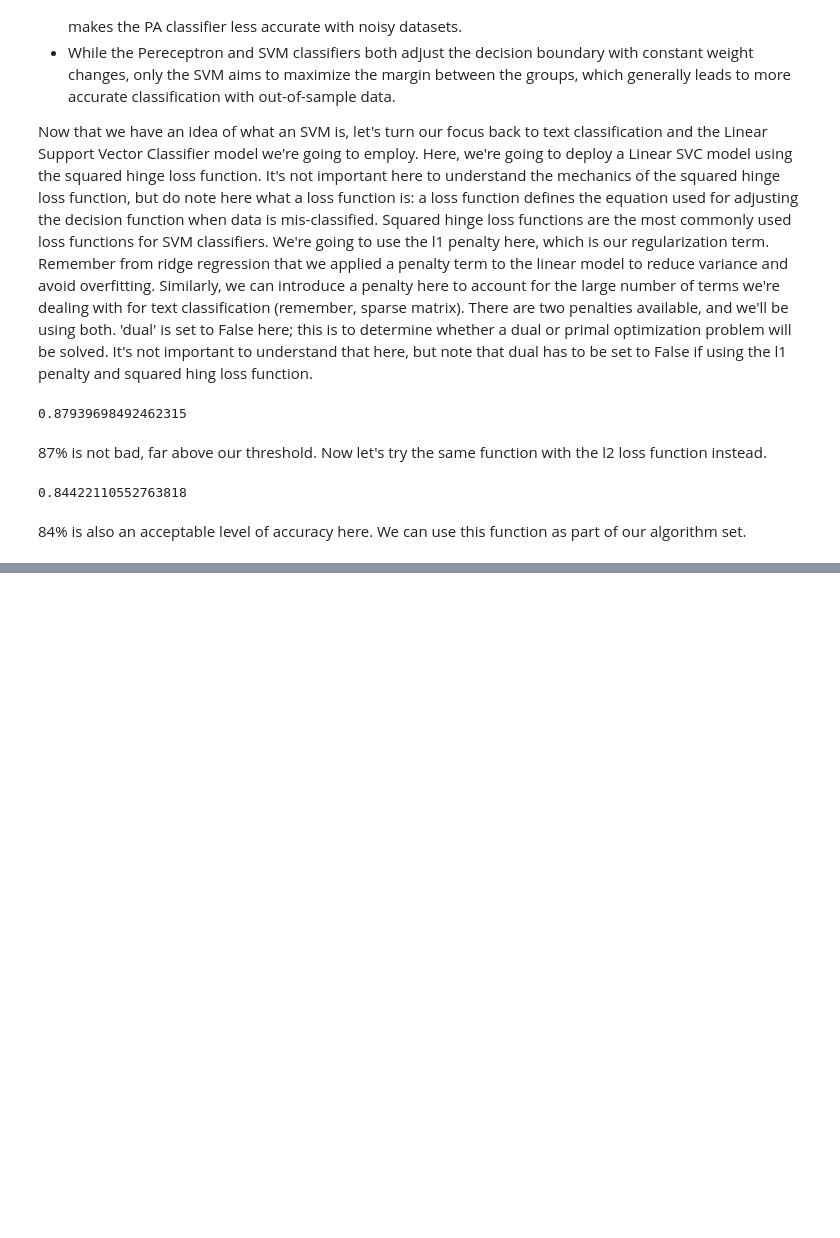
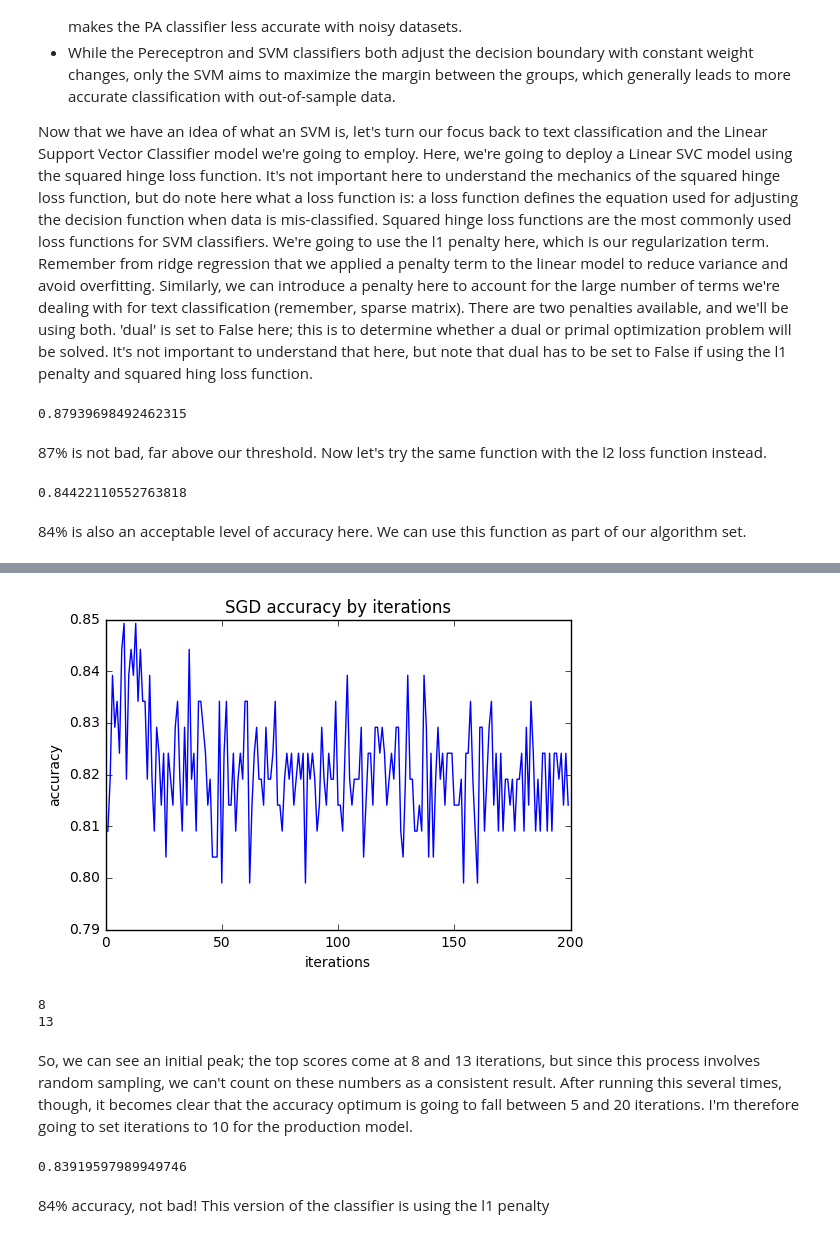
Before and after one commit to jtexnl/FBOProcurementScan, a Jupyter notebook: scripts/modelDocumentation.ipynb, the cells around one changed output, grey strips where cells are left out. Cells and saved outputs as stored; diff of their text form; code cells hidden in the pictures; blank space fills up the shorter version.

Commit message:
adding documentation on SGD models

```diff
--- a/scripts/modelDocumentation.ipynb
+++ b/scripts/modelDocumentation.ipynb
@@ -362,0 +375,36 @@ metrics.accuracy_score(y_test, L2SVC_pred)
+# %%
+from sklearn.linear_model import SGDClassifier
+
+acc = []
+iterations = []
+for i in range(1, 200):
+    L1SGD = SGDClassifier(alpha=.0001, n_iter=i, penalty='L1')
+    L1SGD.fit(X_train, y_train)
+    L1SGD_pred = L1SGD.predict(X_test)
+    iterations.append(i)
+    acc.append(metrics.accuracy_score(y_test, L1SGD_pred))
+
+plt.plot(iterations, acc)
+plt.xlabel('iterations')
+plt.ylabel('accuracy')
+plt.title('SGD accuracy by iterations')
+plt.show()
+
+for i, a in enumerate(acc):
+    if a == max(acc):
+        print(iterations[i])
+# %% [output]
+[figure, added]
+8
+13
+# %% [markdown]
+So, we can see an initial peak; the top scores come at 8 and 13 iterations, but since this process involves random sampling, we can't count on these numbers as a consistent result. After running this several times, though, it becomes clear that the accuracy optimum is going to fall between 5 and 20 iterations. I'm therefore going to set iterations to 10 for the production model.
+# %%
+L1SGD = SGDClassifier(alpha=.0001, n_iter=10, penalty='L1')
+L1SGD.fit(X_train, y_train)
+L1SGD_pred = L1SGD.predict(X_test)
+metrics.accuracy_score(y_test, L1SGD_pred)
+# %% [output]
+0.83919597989949746
+# %% [markdown]
+84% accuracy, not bad! This version of the classifier is using the l1 penalty
```
Also changed, not shown: parts of 1 cell of this notebook.
